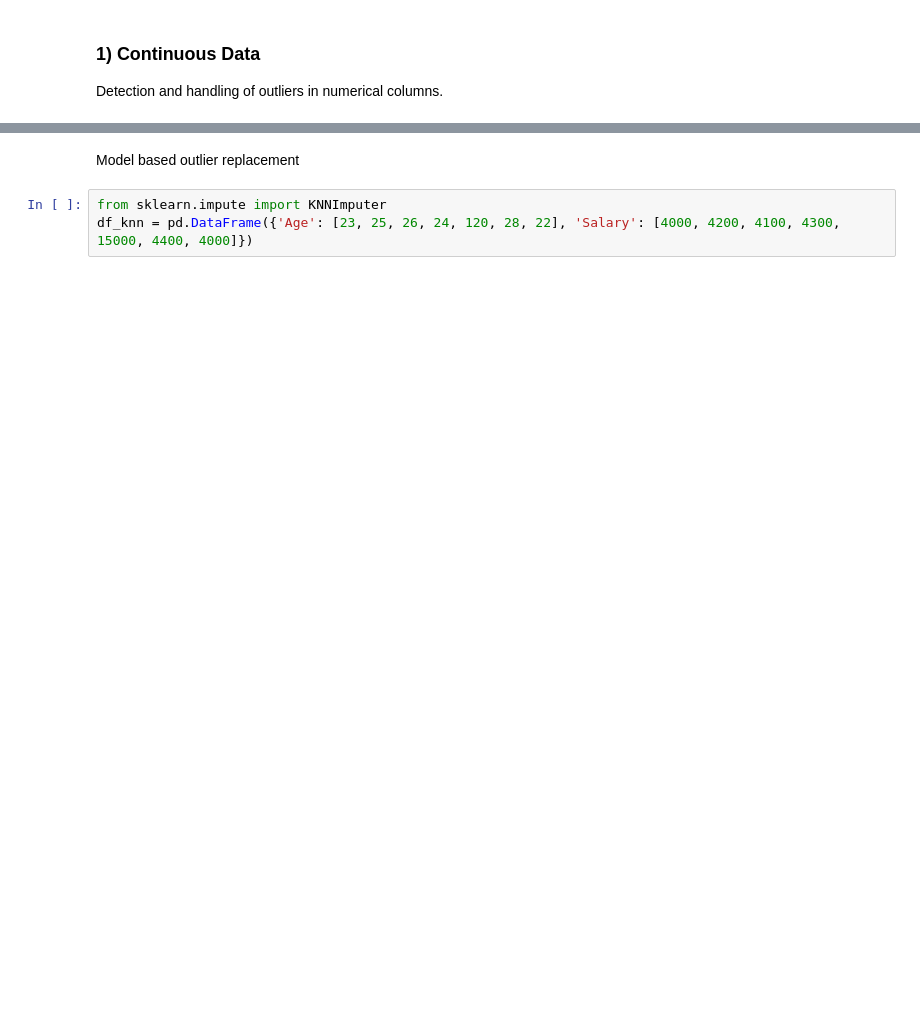
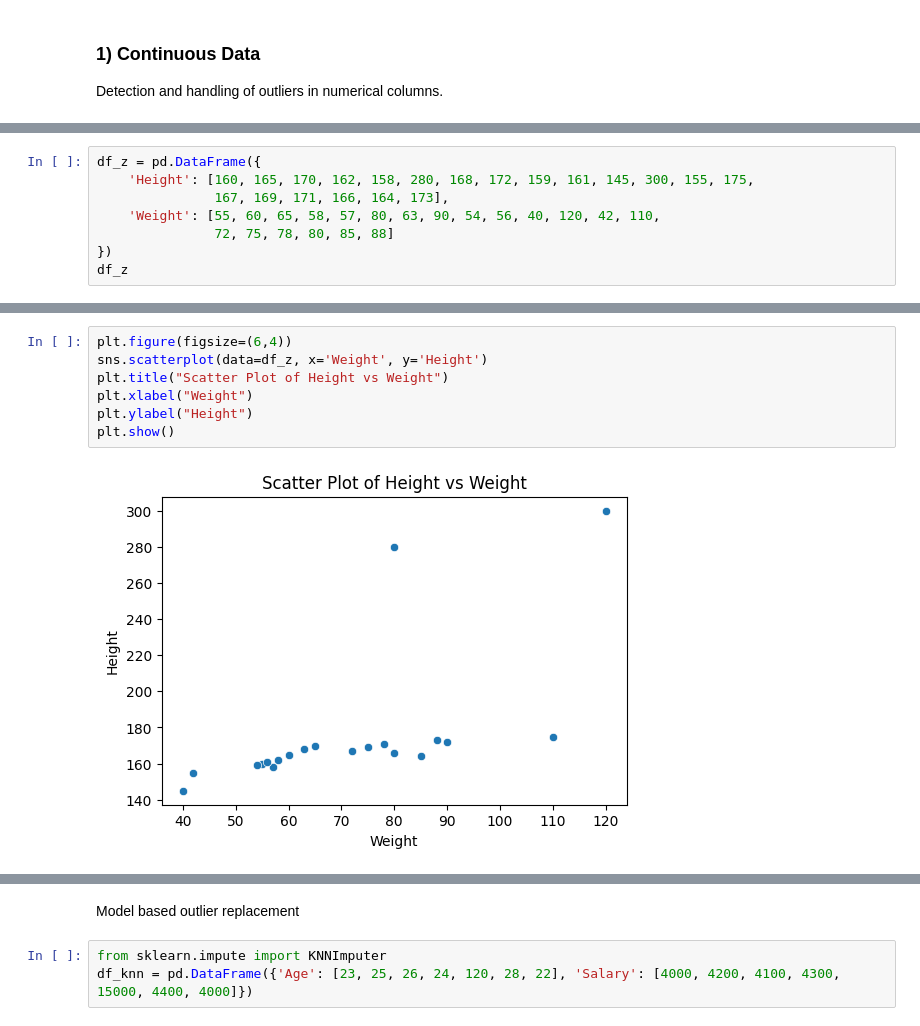
Before and after one commit to susara-ouchi/DA-2013---Scripts, a Jupyter notebook: Week 04/Outlier_Detection.ipynb, the cells around one changed output, grey strips where cells are left out. Drawn from its saved outputs; the diff is of its cells as text; blank space fills up the shorter version.

```diff
--- a/Week 04/Outlier_Detection.ipynb
+++ b/Week 04/Outlier_Detection.ipynb
@@ -64,0 +67,8 @@ print(df)
+# %%
+df_z = pd.DataFrame({
+    'Height': [160, 165, 170, 162, 158, 280, 168, 172, 159, 161, 145, 300, 155, 175,
+               167, 169, 171, 166, 164, 173],
+    'Weight': [55, 60, 65, 58, 57, 80, 63, 90, 54, 56, 40, 120, 42, 110,
+               72, 75, 78, 80, 85, 88]
+})
+df_z
@@ -64,0 +93,9 @@ print(df)
+# %%
+plt.figure(figsize=(6,4))
+sns.scatterplot(data=df_z, x='Weight', y='Height')
+plt.title("Scatter Plot of Height vs Weight")
+plt.xlabel("Weight")
+plt.ylabel("Height")
+plt.show()
+# %% [output]
+[figure, added]
```
Also changed, not shown: parts of 40 cells of this notebook, 1 other file.
